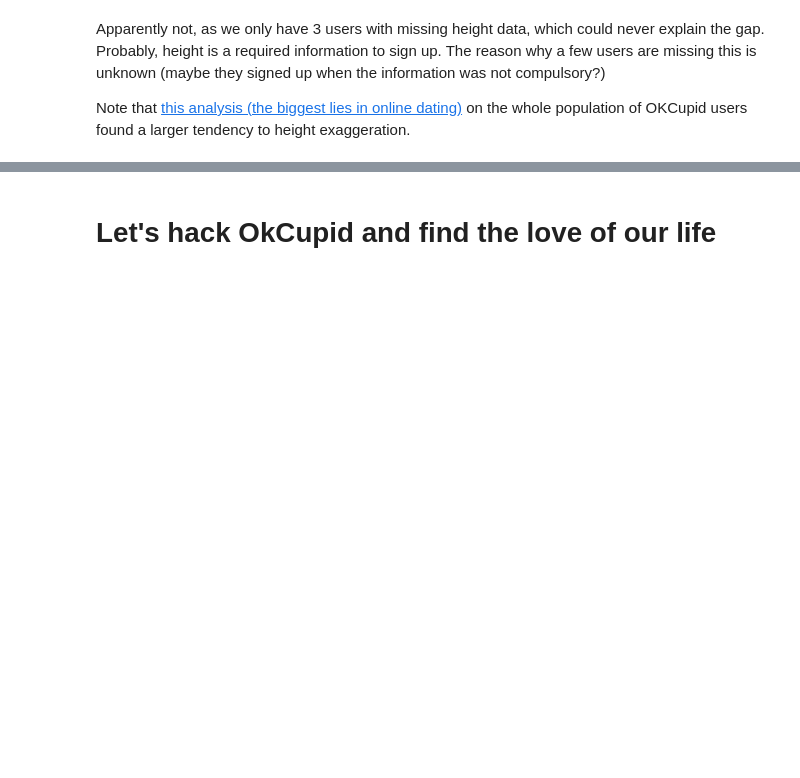
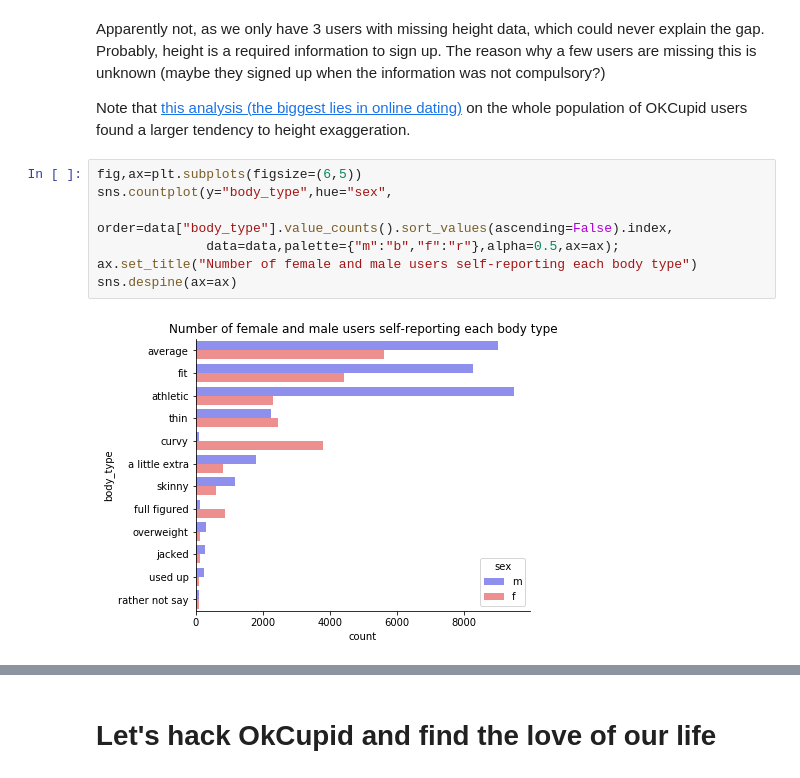
Before and after one commit to marcoag/hacking-online-dating, a Jupyter notebook: Data Science Workshop - Upcode Academy.ipynb, the cells around one changed output, grey strips where cells are left out. Drawn from its saved outputs; the diff is of its cells as text; blank space fills up the shorter version.

```diff
--- a/Data Science Workshop - Upcode Academy.ipynb
+++ b/Data Science Workshop - Upcode Academy.ipynb
@@ -628,3 +650,12 @@ d["height"].isnull().sum()
 Apparently not, as we only have 3 users with missing height data, which could never explain the gap.  Probably, height is a required information to sign up.  The reason why a few users are missing this is unknown (maybe they signed up when the information was not compulsory?)
 
 Note that [this analysis (the biggest lies in online dating)](https://blog.okcupid.com/index.php/the-biggest-lies-in-online-dating/) on the whole population of OKCupid users found a larger tendency to height exaggeration.
+# %%
+fig,ax=plt.subplots(figsize=(6,5))
+sns.countplot(y="body_type",hue="sex",
+              order=data["body_type"].value_counts().sort_values(ascending=False).index,
+              data=data,palette={"m":"b","f":"r"},alpha=0.5,ax=ax);
+ax.set_title("Number of female and male users self-reporting each body type")
+sns.despine(ax=ax)
+# %% [output]
+[figure, added]
```
Also changed, not shown: parts of 18 cells of this notebook, 2 other files.
